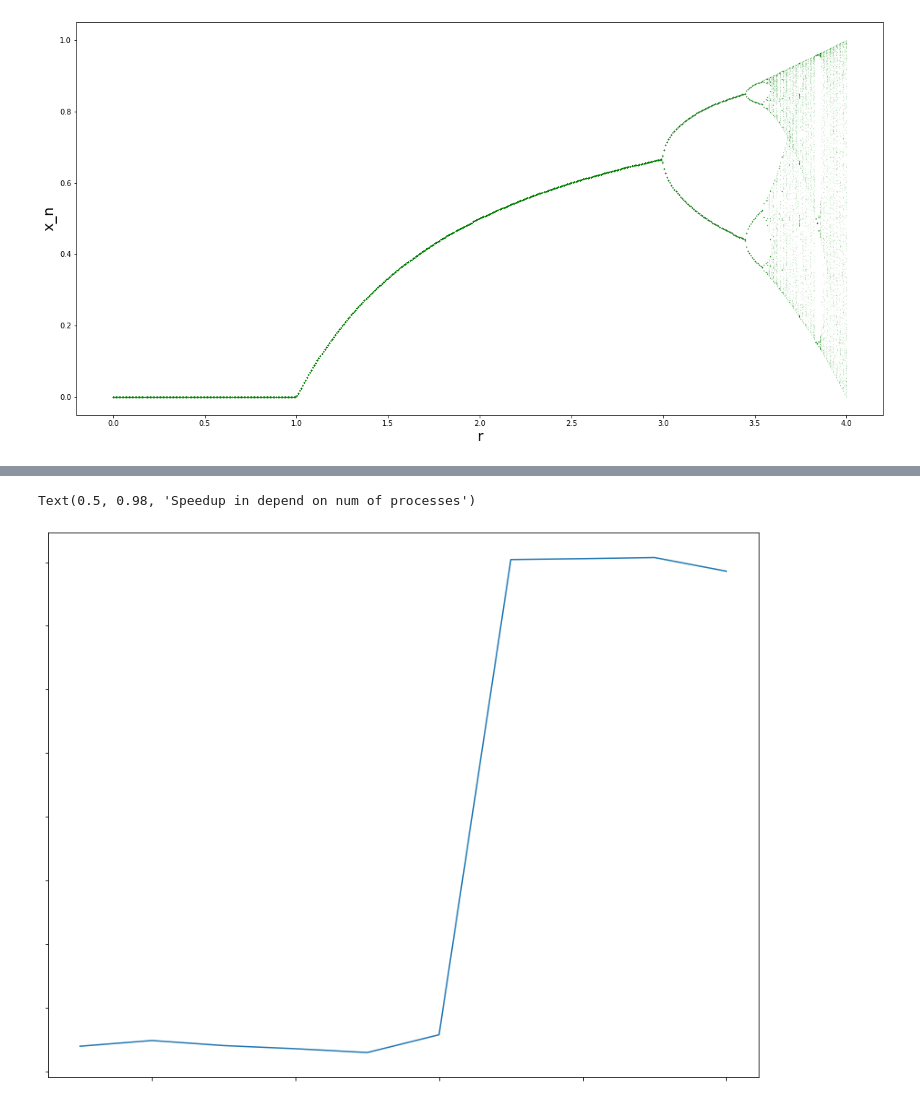
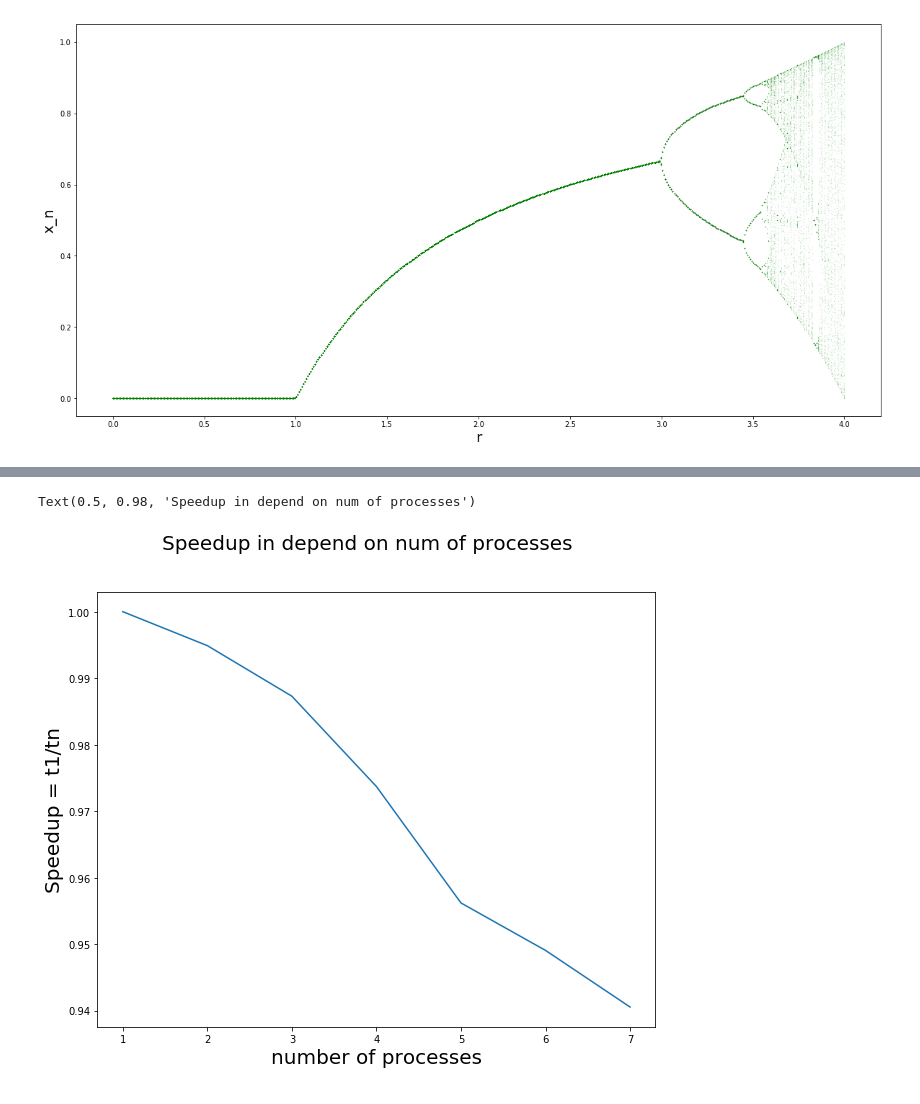
Before and after one commit to zakajd/HighPerformancePython, a Jupyter notebook: Task_1. Bifurcation_map v2.ipynb, the cells around one changed output, grey strips where cells are left out. Saved outputs shown, nothing was run; the diff lists cells and outputs as text; code cells hidden in the pictures.

```diff
--- a/Task_1. Bifurcation_map v2.ipynb
+++ b/Task_1. Bifurcation_map v2.ipynb
@@ -57,7 +59,8 @@ _ = plt.plot(r_values, res, 'g.', markersize = 0.1)
 # %%
 timeit_arr = []
 for i in range(1, 8):
-    timeit_value = %timeit -o -n 10 ! mpiexec mpirun -n {i} python bifurcation_v2.py
+#     timeit_value = %timeit -o -n 10 ! mpiexec mpirun -n {i} python bifurcation_v2.py
+    timeit_value = %timeit -o -n 10 ! mpirun -n {i} python bifurcation_v2.py
 #    timeit_arr.append(sum(timeit_value.all_runs)/len(timeit_value.all_runs))
     timeit_arr.append(timeit_value.average)
 # %% [output]
@@ -81,17 +74,17 @@ libc++abi.dylib: terminating with uncaught exception of type std::runtime_error:
 # %%
 t1 = timeit_arr[0]
 def SpeedUp(tn):
     return t1/tn
 Speedup = list(map(SpeedUp, timeit_arr))
-plt.figure(figsize=(14, 11))
+plt.figure(figsize=(10, 8))
+num_of_processes = np.linspace(1, len(timeit_arr), len(timeit_arr))
 plt.plot(num_of_processes, Speedup)
-num_of_processes = np.linspace(1, len(timeit_arr), len(timeit_arr))
 plt.xlabel('number of processes', fontsize = 20)
 plt.ylabel('Speedup = t1/tn', fontsize = 20)
 plt.suptitle('Speedup in depend on num of processes', fontsize = 20)
 
 
 #Speedup = t1/tn
 # %% [output]
 Text(0.5, 0.98, 'Speedup in depend on num of processes')
-[figure, old version]
+[figure, new version]
```
Also changed, not shown: parts of 2 cells of this notebook, 1 other file.
